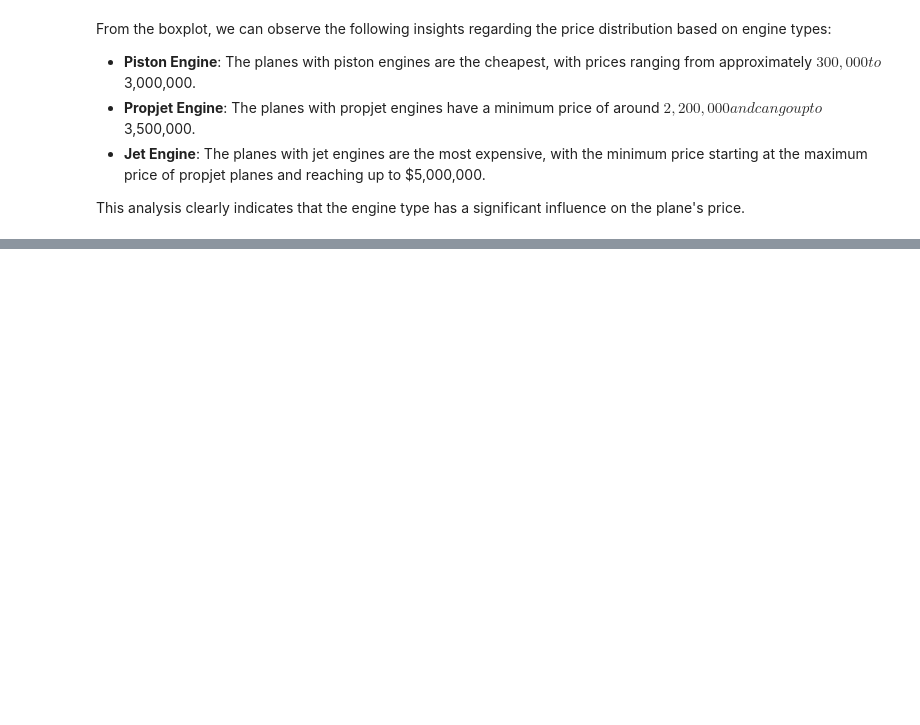
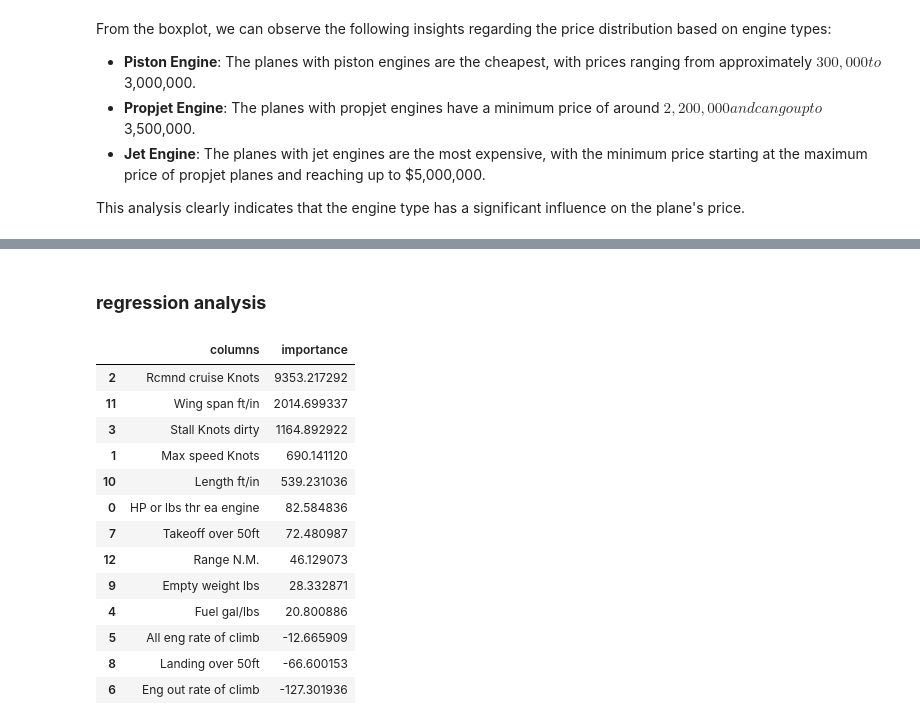
Before and after one commit to YassineSdk/plane_price_prediction, a Jupyter notebook: model.ipynb, the cells around one changed output, grey strips where cells are left out. Cells and saved outputs as stored; diff of their text form; code cells hidden in the pictures; blank space fills up the shorter version.

```diff
--- a/model.ipynb
+++ b/model.ipynb
@@ -199,0 +242,2 @@ This analysis clearly indicates that the engine type has a significant influence
+# %% [markdown]
+### **regression analysis**
@@ -199,0 +257,17 @@ This analysis clearly indicates that the engine type has a significant influence
+# %%
+feature_importance
+# %% [output]
+|  | columns | importance |
+| 2 | Rcmnd cruise Knots | 9353.217292 |
+| 11 | Wing span ft/in | 2014.699337 |
+| 3 | Stall Knots dirty | 1164.892922 |
+| 1 | Max speed Knots | 690.141120 |
+| 10 | Length ft/in | 539.231036 |
+| 0 | HP or lbs thr ea engine | 82.584836 |
+| 7 | Takeoff over 50ft | 72.480987 |
+| 12 | Range N.M. | 46.129073 |
+| 9 | Empty weight lbs | 28.332871 |
+| 4 | Fuel gal/lbs | 20.800886 |
+| 5 | All eng rate of climb | -12.665909 |
+| 8 | Landing over 50ft | -66.600153 |
+| 6 | Eng out rate of climb | -127.301936 |
```
Also changed, not shown: parts of 18 cells of this notebook.
